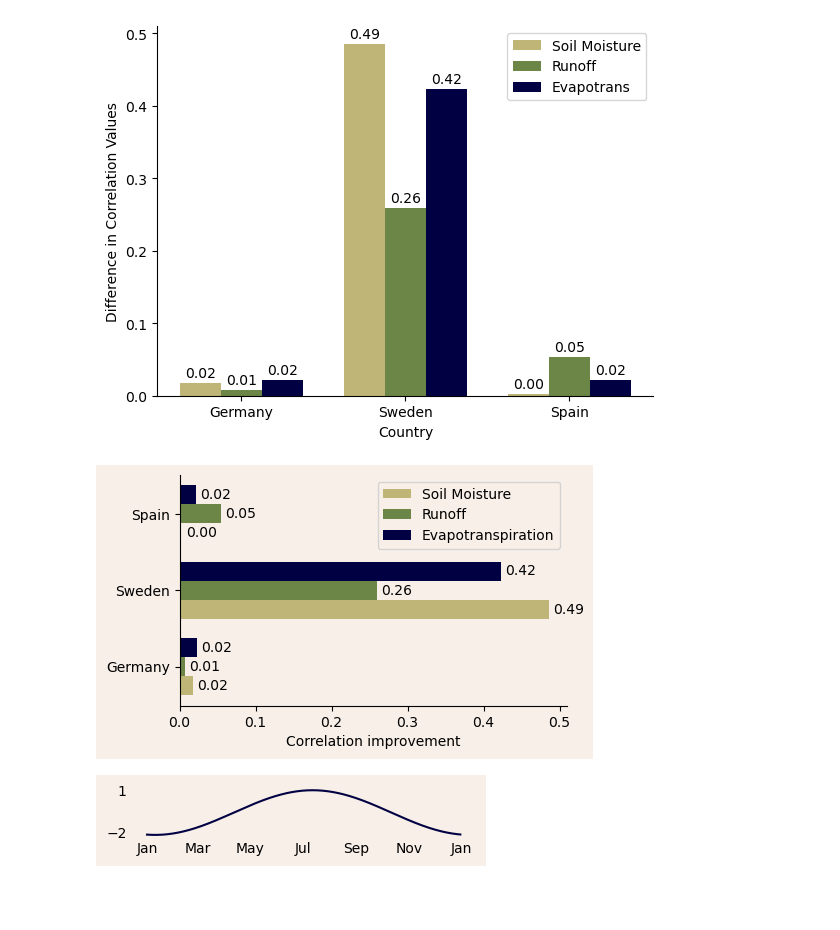
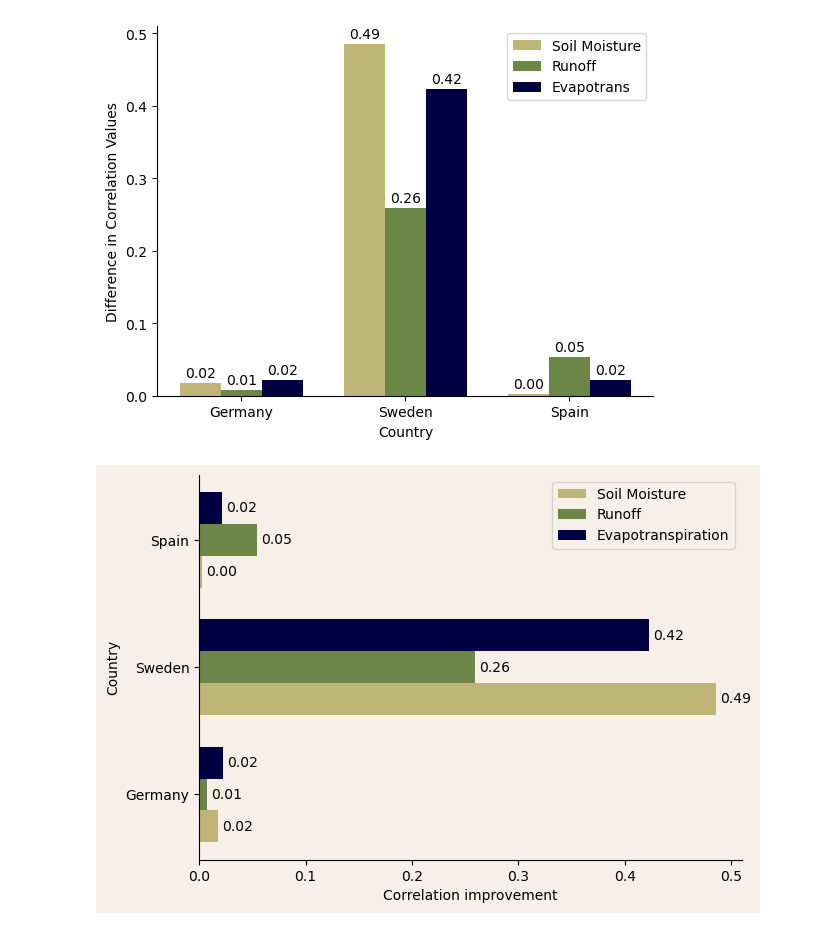
Before and after one commit to JohannaTrost/VegSWBM, a Jupyter notebook: src/correlations_grouped_bar_plots.ipynb, the cells around one changed output. Drawn from its saved outputs; the diff is of its cells as text; code cells hidden in the pictures; blank space fills up the shorter version.

Commit message:
Revert "sinus plot"
This reverts commit aafb9efe40602a89bf13b0c5fb5aa7ec38f83be2.

```diff
--- a/src/correlations_grouped_bar_plots.ipynb
+++ b/src/correlations_grouped_bar_plots.ipynb
@@ -95,76 +92,34 @@ plt.show()
 bar_height = 0.25
 index = np.arange(len(countries))
 
-fig, ax = plt.subplots(figsize = (5, 3))
+fig, ax = plt.subplots(figsize = (7, 5))
 fig.set_facecolor('#F8EFE8')
 for i in range(len(corr_types)):
     colors = ['#BFB576', '#6B8647', '#010043']  # Colors for Germany, Sweden, and Spain respectively
     bars = ax.barh([y + i * bar_height for y in index], [row[i] for row in diff_data], bar_height, label=corr_types[i], color=colors[i])
     for j, bar in enumerate(bars):
         width = bar.get_width()
         ax.annotate('{:.2f}'.format(width),
                     xy=(width, bar.get_y() + bar_height / 2),
                     xytext=(3, 0),  # 3 points horizontal offset
                     textcoords="offset points",
                     ha='left', va='center')
 
-#ax.set_ylabel('Country')
+ax.set_ylabel('Country')
 ax.set_xlabel('Correlation improvement')
 # ax.set_title('Differences in Correlation Values by Country')
 ax.set_yticks([y + (2 * bar_height) / 2 for y in index])
 ax.set_yticklabels(countries)
 legend = ax.legend(labels=['Soil Moisture', 'Runoff', 'Evapotranspiration'])
 legend.get_frame().set_facecolor('#F8EFE8')  # Set background color of the legend
 
 # Remove top and right borders
 ax.spines['top'].set_visible(False)
 ax.spines['right'].set_visible(False)
 ax.set_facecolor('#F8EFE8')
 
-plt.savefig('../figs/corr_diff_bar_h.png', dpi=300, bbox_inches='tight')
 plt.savefig('../figs/corr_diff_bar_h.pdf', dpi=300, bbox_inches='tight')
 
 plt.show()
 # %% [output]
-[figure, old version]
+[figure, new version]
-# %%
-from matplotlib.dates import MonthLocator, DateFormatter
-start_date = '2013-01-01'
-end_date = '2013-12-31'
-date_range = pd.date_range(start=start_date, end=end_date, freq='D')
-
-fig, ax = plt.subplots(figsize=(4, 1))
-
-# Plotting the curve
-plt.plot(date_range, seasonal_sinus(len(date_range),
-                                    amplitude=1.6985309793181464,
-                                    freq=1.994578129227375,
-                                    phase=4.551675054304051,
-                                    center=-0.6437874433691276,
-                                    which='b0'), color='#010043')
-
-# Set x-axis ticks to show only every second month
-plt.yticks([-2,1])
-plt.gca().xaxis.set_major_locator(MonthLocator(interval=2))
-plt.gca().xaxis.set_major_formatter(DateFormatter('%b'))
-
-# Remove axis ticks
-plt.gca().tick_params(axis='both', which='both', length=0)
-
-# Remove spines
-ax.spines['top'].set_visible(False)
-ax.spines['right'].set_visible(False)
-ax.spines['bottom'].set_visible(False)
-ax.spines['left'].set_visible(False)
-
-ax.set_facecolor('#F8EFE8')
-fig.set_facecolor('#F8EFE8')
-
-plt.tight_layout()
-
-plt.savefig('../figs/sinus_swe.png', dpi=300, bbox_inches='tight')
-plt.savefig('../figs/sinus_swe.pdf', dpi=300, bbox_inches='tight')
-
-plt.show()
-# %% [output]
-[figure, removed]
```
Also changed, not shown: parts of 2 cells of this notebook, 2 other files.
